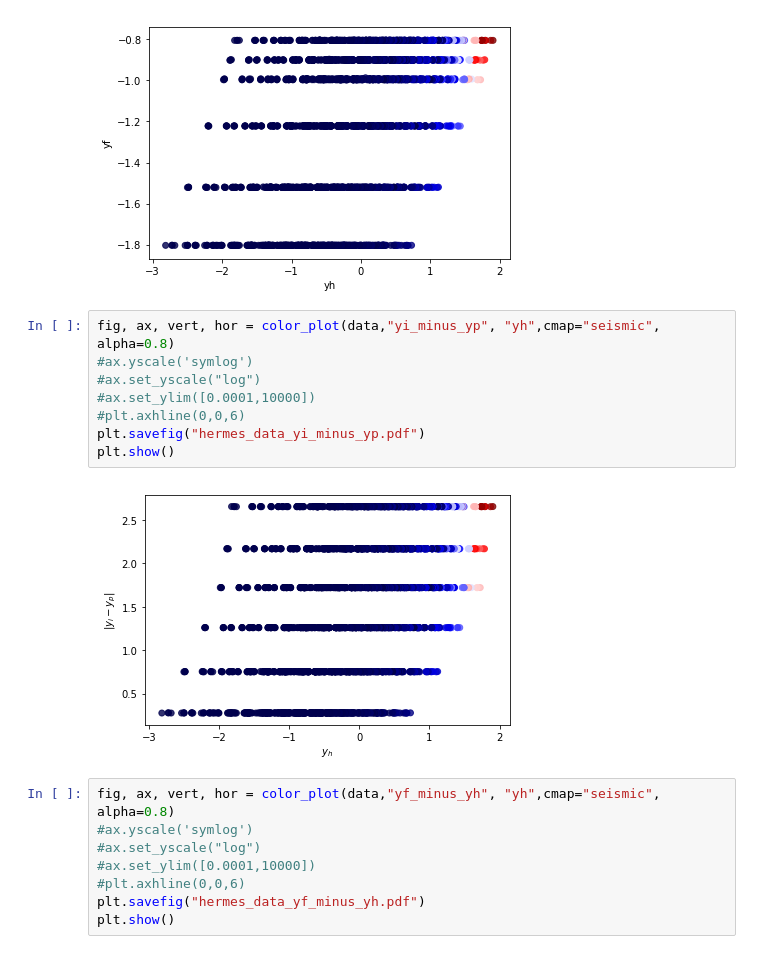
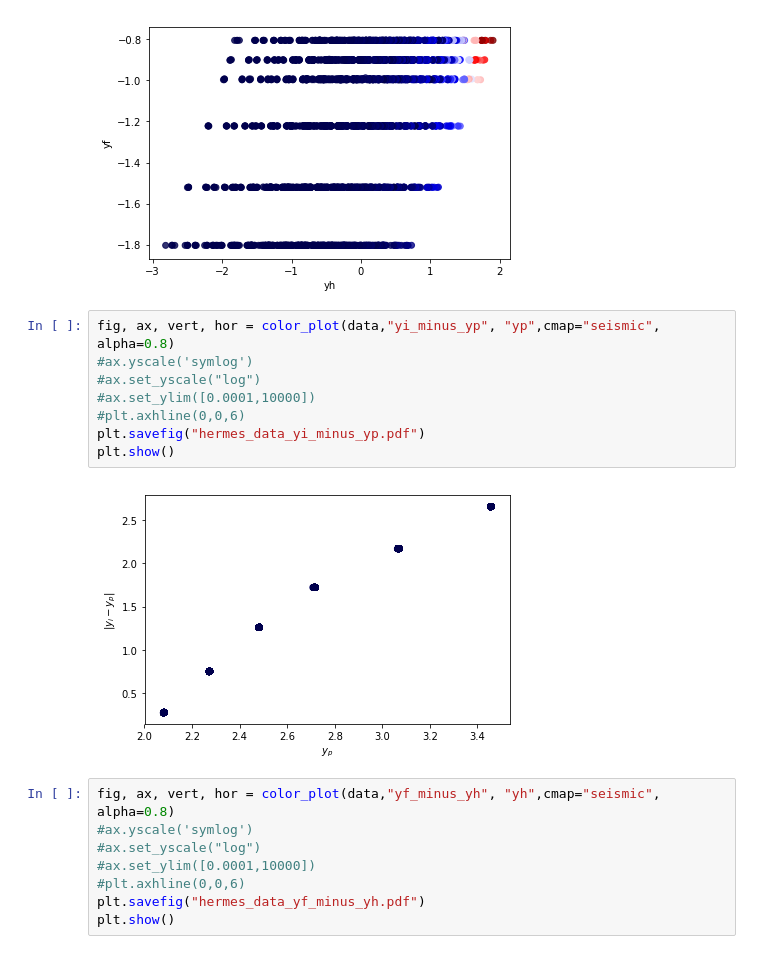
Before and after one commit to prokudin/psu_project_2018, a Jupyter notebook: notebooks_alexei_gk/HERMES_rapidity_color_plot_Alexei.ipynb, the cells around one changed output. Drawn from its saved outputs; the diff is of its cells as text.

```diff
--- a/notebooks_alexei_gk/HERMES_rapidity_color_plot_Alexei.ipynb
+++ b/notebooks_alexei_gk/HERMES_rapidity_color_plot_Alexei.ipynb
@@ -224,15 +265,15 @@ plt.show()
 # %% [output]
 [figure]
 # %%
-fig, ax, vert, hor = color_plot(data,"yi_minus_yp", "yh",cmap="seismic", alpha=0.8)
+fig, ax, vert, hor = color_plot(data,"yi_minus_yp", "yp",cmap="seismic", alpha=0.8)
 #ax.yscale('symlog')
 #ax.set_yscale("log")
 #ax.set_ylim([0.0001,10000])
 #plt.axhline(0,0,6)
 plt.savefig("hermes_data_yi_minus_yp.pdf")
 plt.show()
 # %% [output]
-[figure, old version]
+[figure, new version]
 # %%
 fig, ax, vert, hor = color_plot(data,"yf_minus_yh", "yh",cmap="seismic", alpha=0.8)
 #ax.yscale('symlog')
```
Also changed, not shown: parts of 11 cells of this notebook, 3 other files.
